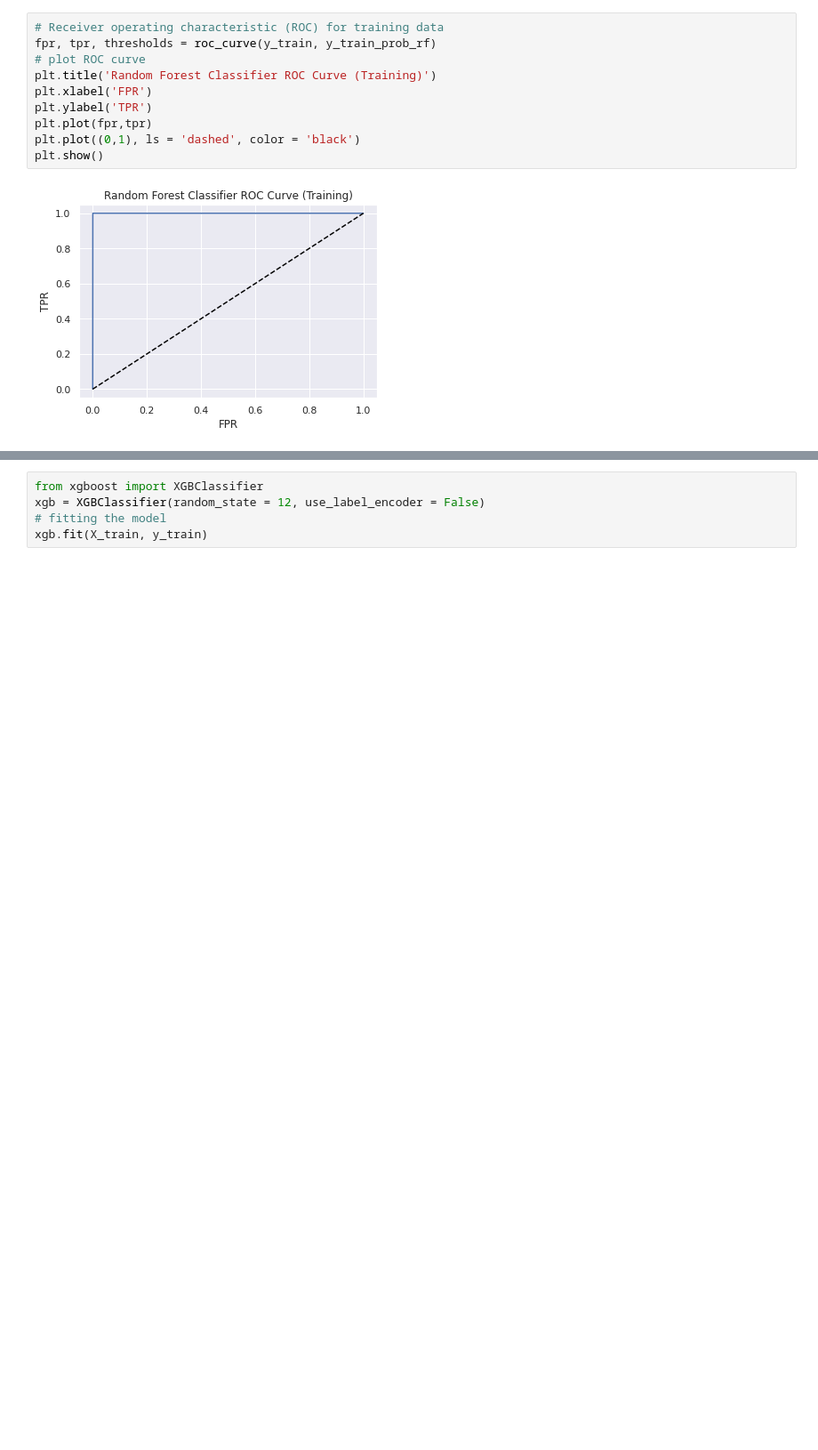
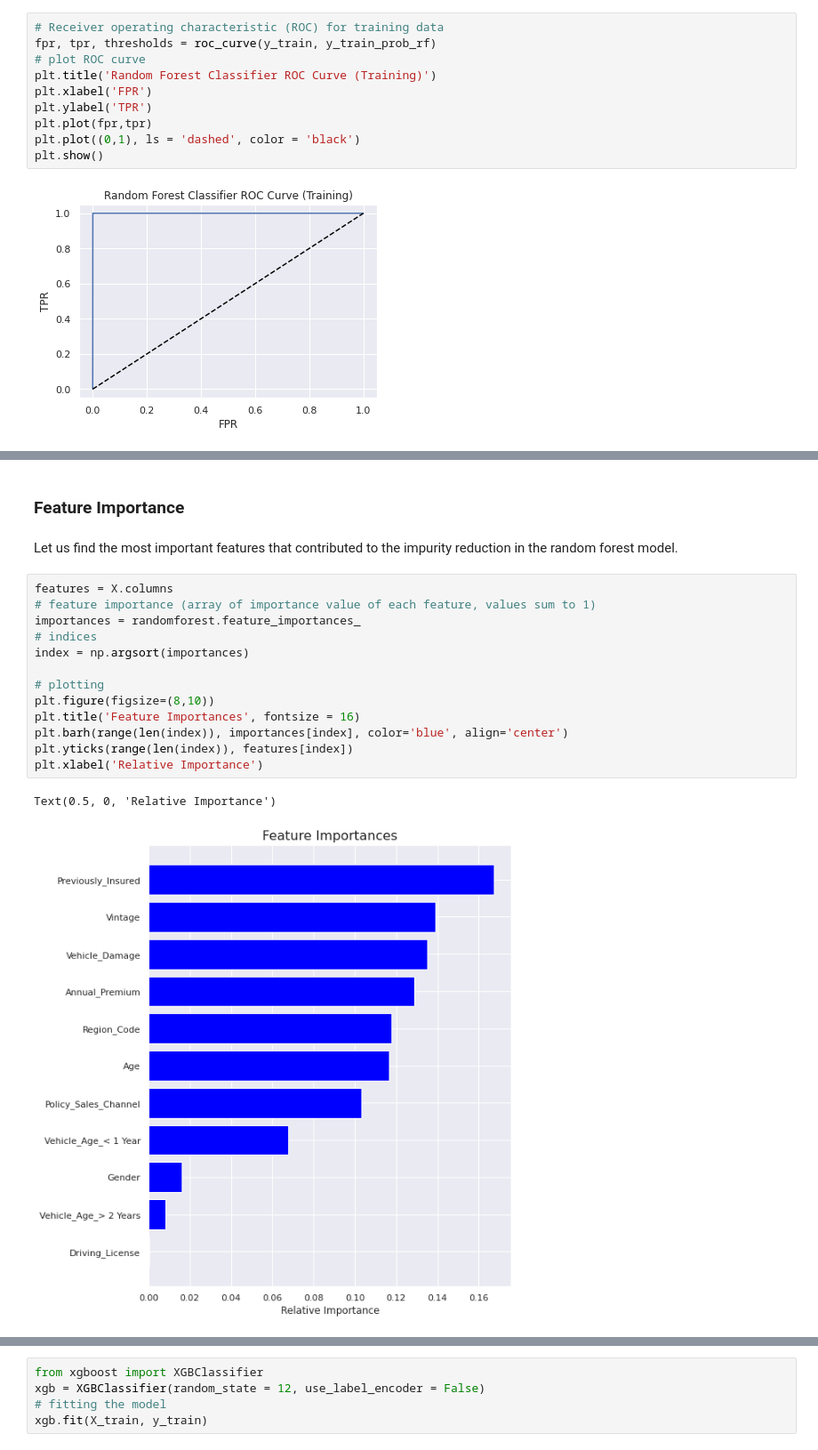
Before and after one commit to nihalhabeeb/Health_Insurance_Cross_Sell_Prediction, a Jupyter notebook: Health_Insurance_Cross_Sell_Prediction_Capstone_Project.ipynb, the cells around one changed output, grey strips where cells are left out. Shown at 89% size. Saved outputs shown, nothing was run; the diff lists cells and outputs as text; blank space fills up the shorter version.

Commit message:
feature importances

```diff
--- a/Health_Insurance_Cross_Sell_Prediction_Capstone_Project.ipynb
+++ b/Health_Insurance_Cross_Sell_Prediction_Capstone_Project.ipynb
@@ -1243,2 +1245,22 @@ ax.yaxis.set_ticklabels(labels)
 [Text(0, 0.5, 'Not Interested'), Text(0, 1.5, 'Interested')]
 [figure]
+# %% [markdown]
+### **Feature Importance**
+# %% [markdown]
+Let us find the most important features that contributed to the impurity reduction in the random forest model.
+# %%
+features = X.columns
+# feature importance (array of importance value of each feature, values sum to 1)
+importances = randomforest.feature_importances_
+# indices
+index = np.argsort(importances)
+
+# plotting
+plt.figure(figsize=(8,10))
+plt.title('Feature Importances', fontsize = 16)
+plt.barh(range(len(index)), importances[index], color='blue', align='center')
+plt.yticks(range(len(index)), features[index])
+plt.xlabel('Relative Importance')
+# %% [output]
+Text(0.5, 0, 'Relative Importance')
+[figure, added]
```
Also changed, not shown: parts of 50 cells of this notebook.
